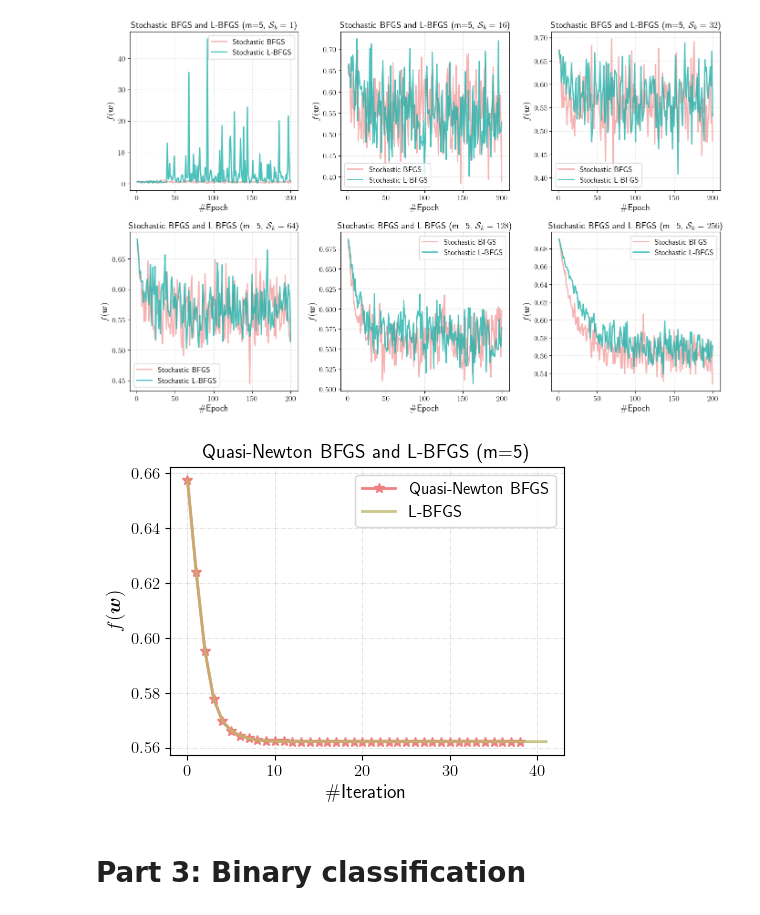
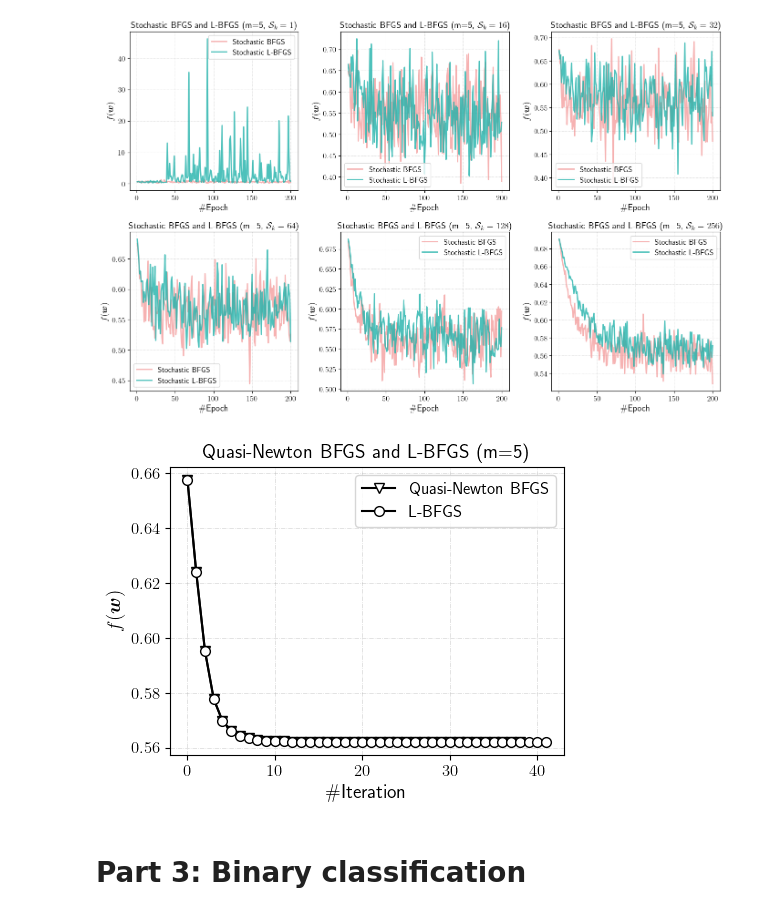
Before and after one commit to qlinhta/iasd-oml, a Jupyter notebook: omla.ipynb, the cells around one changed output. Saved outputs shown, nothing was run; the diff lists cells and outputs as text; code cells hidden in the pictures.

```diff
--- a/omla.ipynb
+++ b/omla.ipynb
@@ -821,19 +871,18 @@ plt.show()
 [figure]
 # %%
 fig, ax = plt.subplots(1, 1, figsize=(5, 4))
-ax.plot(stats_quasi_newton['function_values'], label='Quasi-Newton BFGS', linestyle='-', linewidth=2,
-        color='lightcoral', marker='*', markersize=7)
-ax.plot(stats_lbfgs['function_values'], label='L-BFGS', linestyle='-', linewidth=2, alpha=0.8, color='darkkhaki')
+ax.plot(stats_quasi_newton['function_values'], label='Quasi-Newton BFGS', linestyle='-', marker='v', markersize=7, markerfacecolor='white', markeredgecolor='black', color='black')
+ax.plot(stats_lbfgs['function_values'], label='L-BFGS', linestyle='-', marker='o', markersize=7, markerfacecolor='white', markeredgecolor='black', color='black')
 ax.set_xlabel(r'\#Iteration')
 ax.set_ylabel(r'$f(\boldsymbol{w})$')
 ax.set_title(r'Quasi-Newton BFGS and L-BFGS (m=5)')
 ax.legend(fontsize=12)
 ax.grid(True, which='both', linestyle='-.', linewidth=0.5, alpha=0.5)
 plt.tight_layout()
 plt.savefig('./figures/quasi_newton_vs_lbfgs.pdf', bbox_inches='tight')
 plt.show()
 # %% [output]
-[figure, old version]
+[figure, new version]
 # %% [markdown]
 # Part 3: Binary classification
 # %%
```
Also changed, not shown: parts of 12 cells of this notebook, 9 other files.
